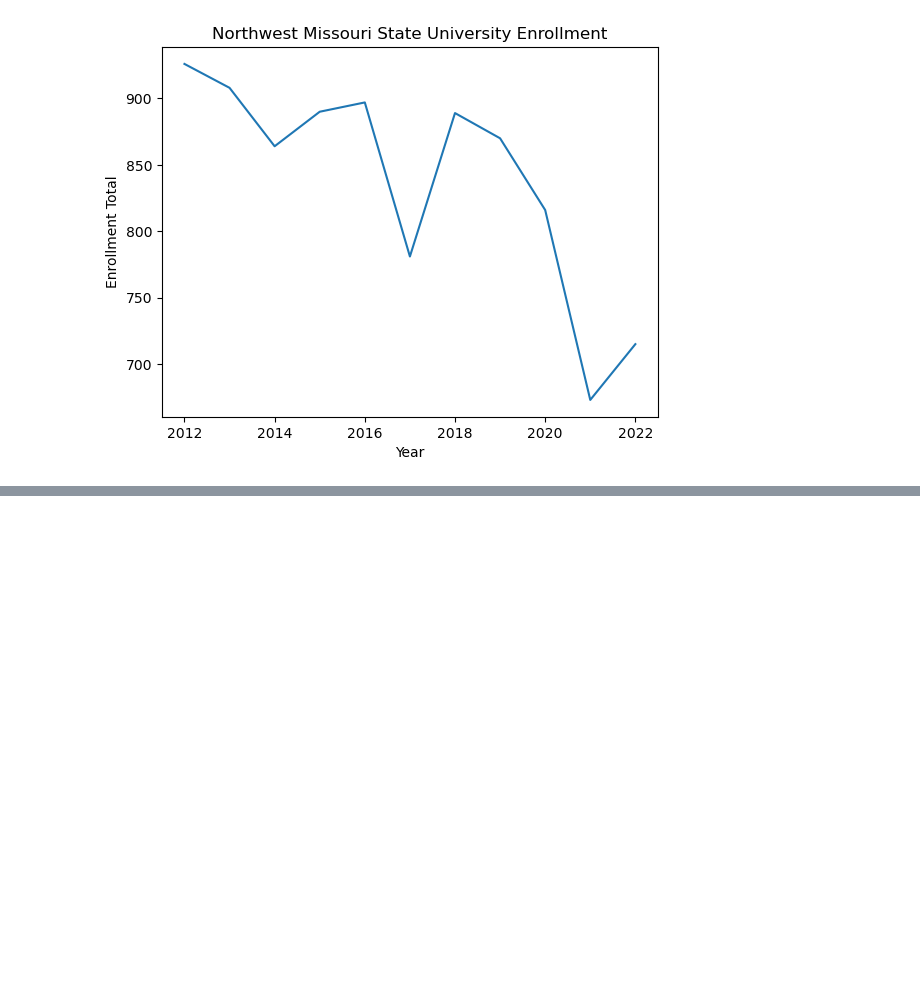
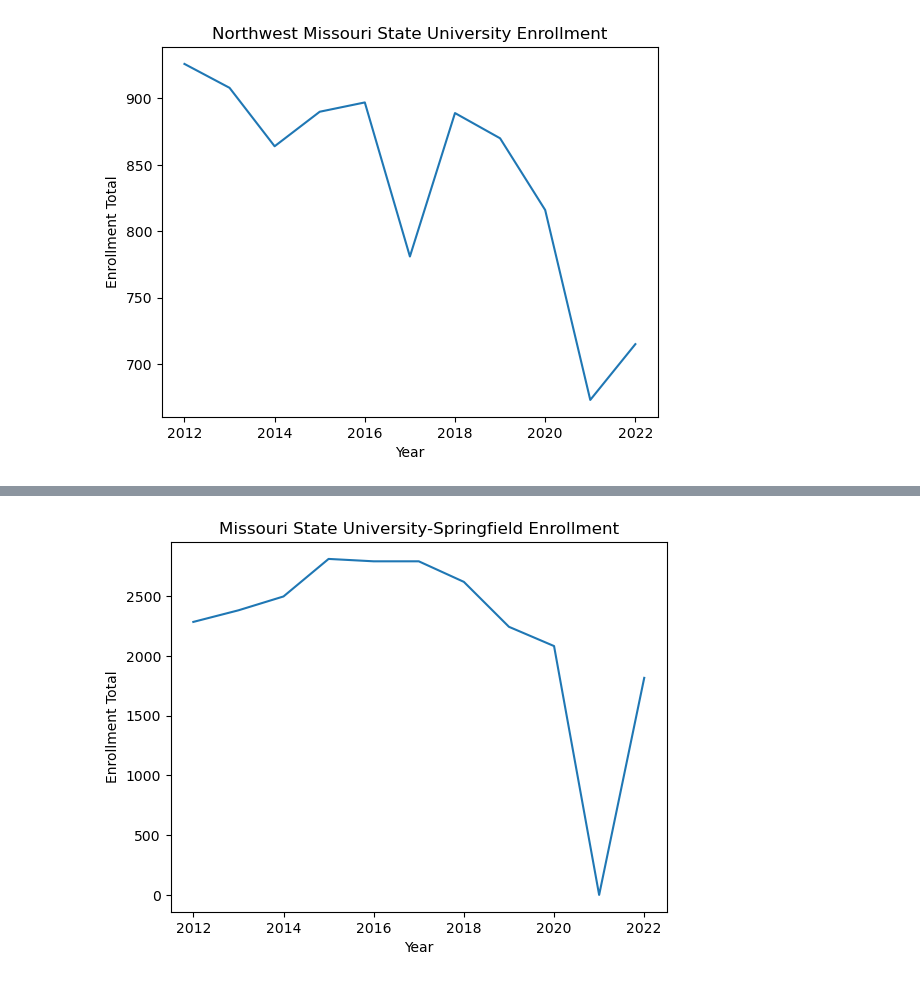
Before and after one commit to Meghaan-Binkley-Hopper/M.S.-Data-Analytics-Capstone-Project, a Jupyter notebook: CapstoneEDA.ipynb, the cells around one changed output, grey strips where cells are left out. Saved outputs shown, nothing was run; the diff lists cells and outputs as text; code cells hidden in the pictures; blank space fills up the shorter version.

```diff
--- a/CapstoneEDA.ipynb
+++ b/CapstoneEDA.ipynb
@@ -63,0 +88,8 @@ plt.show()
+# %%
+#Create plot displaying enrollment for Missouri State University-Springfield
+ipeds["Missouri State University-Springfield"].plot()
+plt.title('Missouri State University-Springfield Enrollment')
+plt.ylabel('Enrollment Total')
+plt.show()
+# %% [output]
+[figure, added]
```
Also changed, not shown: parts of 11 cells of this notebook.
